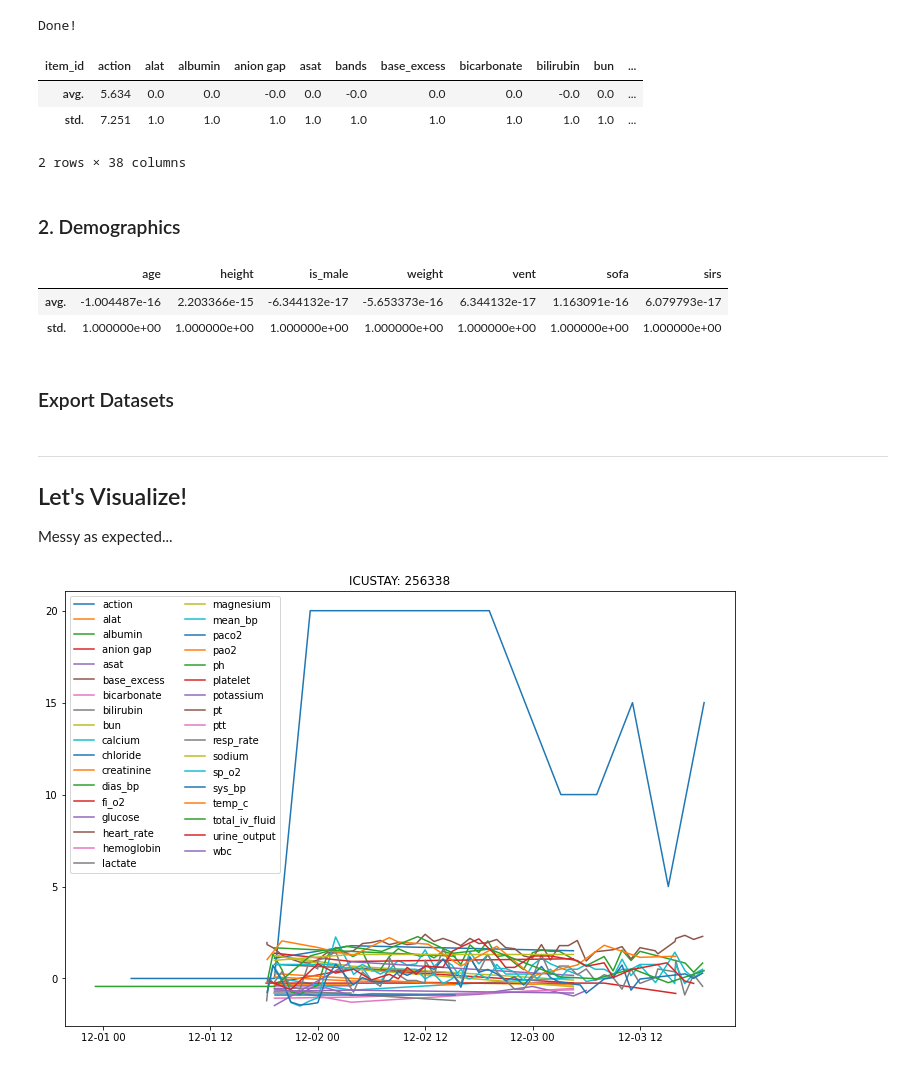
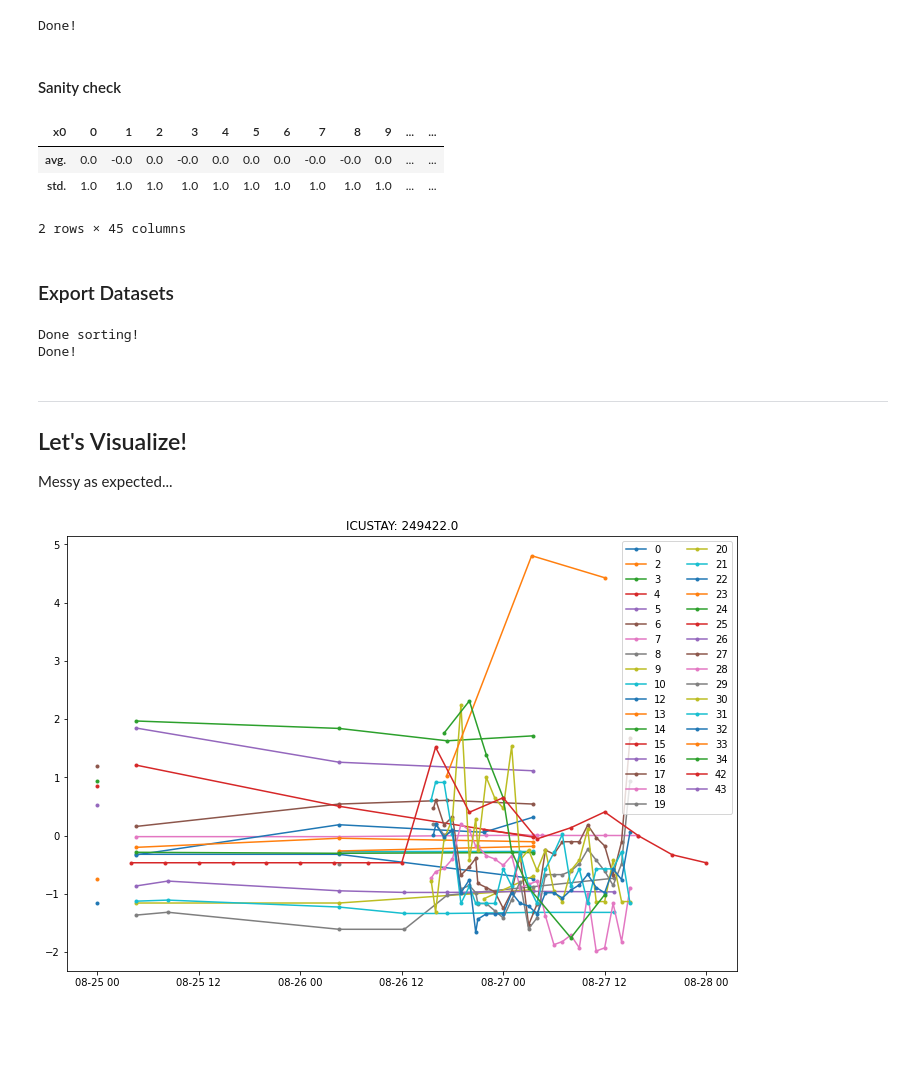
Before and after one commit to thomas097/Haemodynamic-Optimization-Reinforcement-Learning, a Jupyter notebook: preprocessing/MIMIC-III_preprocessing_attention_v1.ipynb, the cells around one changed output. Drawn from its saved outputs; the diff is of its cells as text; code cells hidden in the pictures; blank space fills up the shorter version.

Commit message:
Finalized non-binning transformer preprocessing

```diff
--- a/preprocessing/MIMIC-III_preprocessing_attention_v1.ipynb
+++ b/preprocessing/MIMIC-III_preprocessing_attention_v1.ipynb
@@ -634,0 +686,7 @@ full_df.head(20)
+# %%
+# Identify admissions where treatments were registered (at least one action > 0)
+admission_has_treatment = full_df.groupby('episode', sort=False)['action'].agg(np.nanmax) > 0
+icustay_ids = admission_has_treatment.index[admission_has_treatment.values]
+
+# Drop all non-treatment admissions
+full_df = full_df[full_df['episode'].isin(icustay_ids)]
@@ -675,10 +726,10 @@ Done!
 ### 1. Timestamped measurements
 # %%
 # Compute averages and stdevs over measurements in training set with same item_id (e.g. 'heart_rate')
-item_avg = train_df.groupby('item_id')['value'].mean(numeric_only=True).to_dict()
-item_std = train_df.groupby('item_id')['value'].std().to_dict()
+item_avg = train_df.groupby('x0')['x1'].mean(numeric_only=True).to_dict()
+item_std = train_df.groupby('x0')['x1'].std().to_dict()
 
-# Prevents action from being scaled
+# Prevents action from being scaled (causing divide by zero)
 item_avg['action'] = 0
 item_std['action'] = 1
 # %%
@@ -687,20 +738,20 @@ def scale_features_by_item(values):
     return (values - item_avg[item_id]) / item_std[item_id]
 
 # Scale measurements
-train_df['value'] = train_df.groupby('item_id')['value'].transform(scale_features_by_item)
-valid_df['value'] = valid_df.groupby('item_id')['value'].transform(scale_features_by_item)
-test_df['value'] = test_df.groupby('item_id')['value'].transform(scale_features_by_item)
+train_df['x1'] = train_df.groupby('x0')['x1'].transform(scale_features_by_item)
+valid_df['x1'] = valid_df.groupby('x0')['x1'].transform(scale_features_by_item)
+test_df['x1'] = test_df.groupby('x0')['x1'].transform(scale_features_by_item)
 print('Done!')
 # %% [output]
 Done!
+# %% [markdown]
+#### Sanity check
 # %%
-# Visual check
-pd.DataFrame({'avg.': train_df.groupby('item_id')['value'].mean().round(3),
-              'std.': train_df.groupby('item_id')['value'].std().round(3)}).T
+# Note: `action` should have std. = 0, everything else std. = 1 with zero mean
+pd.DataFrame({'avg.': train_df.groupby('x0')['x1'].mean().round(3),
+              'std.': train_df.groupby('x0')['x1'].std().round(3)}).T
 # %% [output]
-| item_id | action | alat | albumin | anion gap | asat | bands | base_excess | bicarbonate | bilirubin | bun | ... |
-| avg. | 5.634 | 0.0 | 0.0 | -0.0 | 0.0 | -0.0 | 0.0 | 0.0 | -0.0 | 0.0 | ... |
-| std. | 7.251 | 1.0 | 1.0 | 1.0 | 1.0 | 1.0 | 1.0 | 1.0 | 1.0 | 1.0 | ... |
+| x0 | 0 | 1 | 2 | 3 | 4 | 5 | 6 | 7 | 8 | 9 | ... | ... |
+| avg. | 0.0 | -0.0 | 0.0 | -0.0 | 0.0 | 0.0 | 0.0 | -0.0 | -0.0 | 0.0 | ... | ... |
+| std. | 1.0 | 1.0 | 1.0 | 1.0 | 1.0 | 1.0 | 1.0 | 1.0 | 1.0 | 1.0 | ... | ... |
-2 rows × 38 columns
+2 rows × 45 columns
-# %% [markdown]
-### 2. Demographics
@@ -717,39 +758,41 @@ for col in USED_DEMOGRAPHICS:
-# %%
-# Visual check
-pd.DataFrame({'avg.': train_demo_df[USED_DEMOGRAPHICS].mean(axis=0),
-              'std.': train_demo_df[USED_DEMOGRAPHICS].std(axis=0)}).T
-# %% [output]
-|  | age | height | is_male | weight | vent | sofa | sirs |
-| avg. | -1.004487e-16 | 2.203366e-15 | -6.344132e-17 | -5.653373e-16 | 6.344132e-17 | 1.163091e-16 | 6.079793e-17 |
-| std. | 1.000000e+00 | 1.000000e+00 | 1.000000e+00 | 1.000000e+00 | 1.000000e+00 | 1.000000e+00 | 1.000000e+00 |
 # %% [markdown]
 ### Export Datasets
 # %%
+# Add timestep as additional feature
+train_df['x2'] = train_df['timestep']
+valid_df['x2'] = valid_df['timestep']
+test_df['x2'] = test_df['timestep']
+
+# Sort within episode in order of time
+train_df = train_df.sort_values(by=['episode', 'timestep'])
+valid_df = valid_df.sort_values(by=['episode', 'timestep'])
+test_df = test_df.sort_values(by=['episode', 'timestep'])
+
 # Save training, validation and test sets
 train_df.to_csv(OUTPUT_DIR + 'mimic-iii_train.csv', index=False)
 valid_df.to_csv(OUTPUT_DIR + 'mimic-iii_valid.csv', index=False)
 test_df.to_csv(OUTPUT_DIR + 'mimic-iii_test.csv', index=False)
-
-# Save demographics
-train_demo_df.to_csv(OUTPUT_DIR + 'mimic-iii_train_demographics.csv', index=False)
-valid_demo_df.to_csv(OUTPUT_DIR + 'mimic-iii_valid_demographics.csv', index=False)
-test_demo_df.to_csv(OUTPUT_DIR + 'mimic-iii_test_demographics.csv', index=False)
+print('Done!')
+# %% [output]
+Done sorting!
+Done!
 # %% [markdown]
 ---
 ## Let's Visualize!
 
 Messy as expected...
 # %%
-icustay_id = random.choice(train_df['icustay_id'].values)
-icustay_df = train_df[train_df['icustay_id'] == icustay_id]
+# Sample measurements for one admission by icustay_id
+icustay_id = random.choice(train_df['episode'].values)
+icustay_df = train_df[train_df['episode'] == icustay_id]
 
 plt.figure(figsize=(12, 8))
 
-for item_id, item_df in icustay_df.groupby('item_id'):
-    plt.plot(item_df['timestep'], item_df['value'], label=item_id)
+for item_id, item_df in icustay_df.groupby('x0'):
+    plt.plot(item_df['timestep'], item_df['x1'], '.-', label=item_id)
 
 plt.title('ICUSTAY: %s' % icustay_id)
 plt.legend(ncol=2)
 plt.show()
 # %% [output]
-[figure, old version]
+[figure, new version]
```
Also changed, not shown: parts of 65 cells of this notebook, 1 other file.
